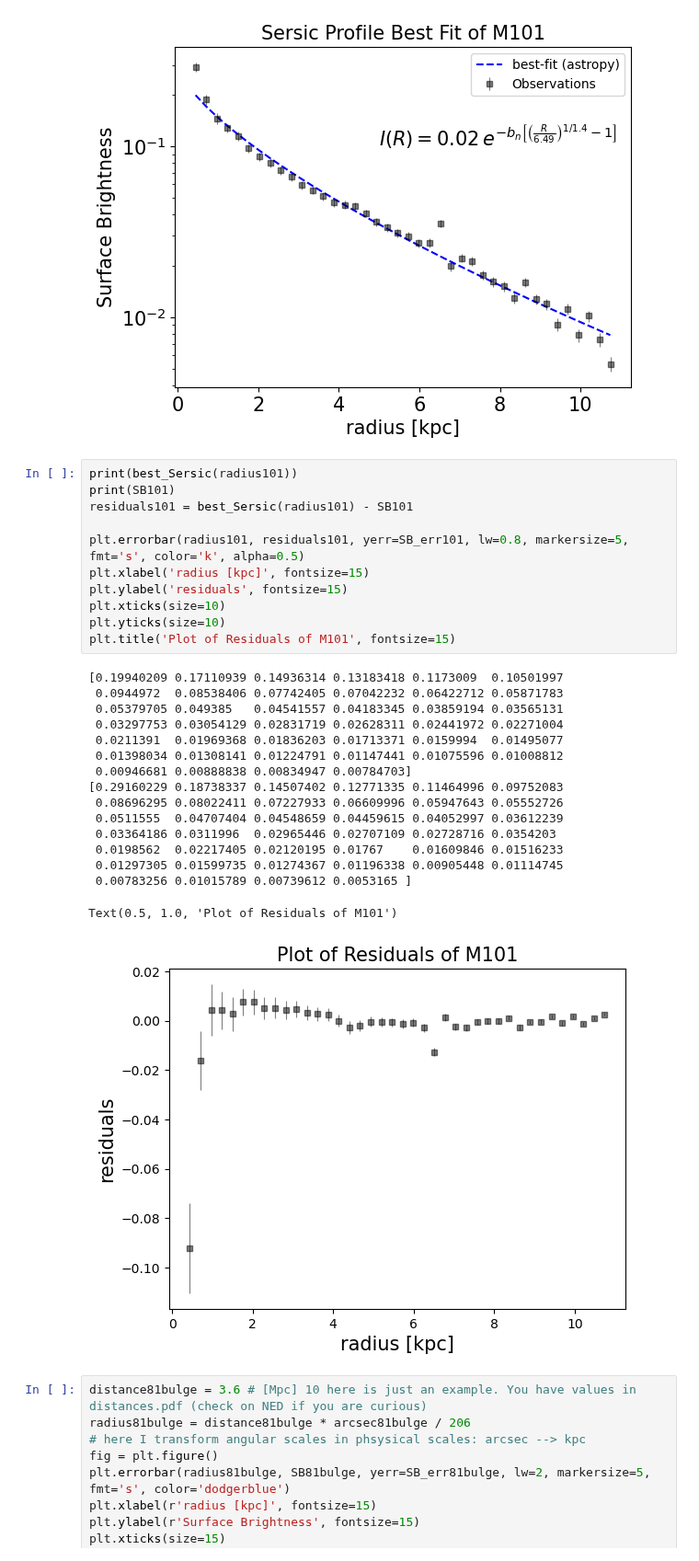
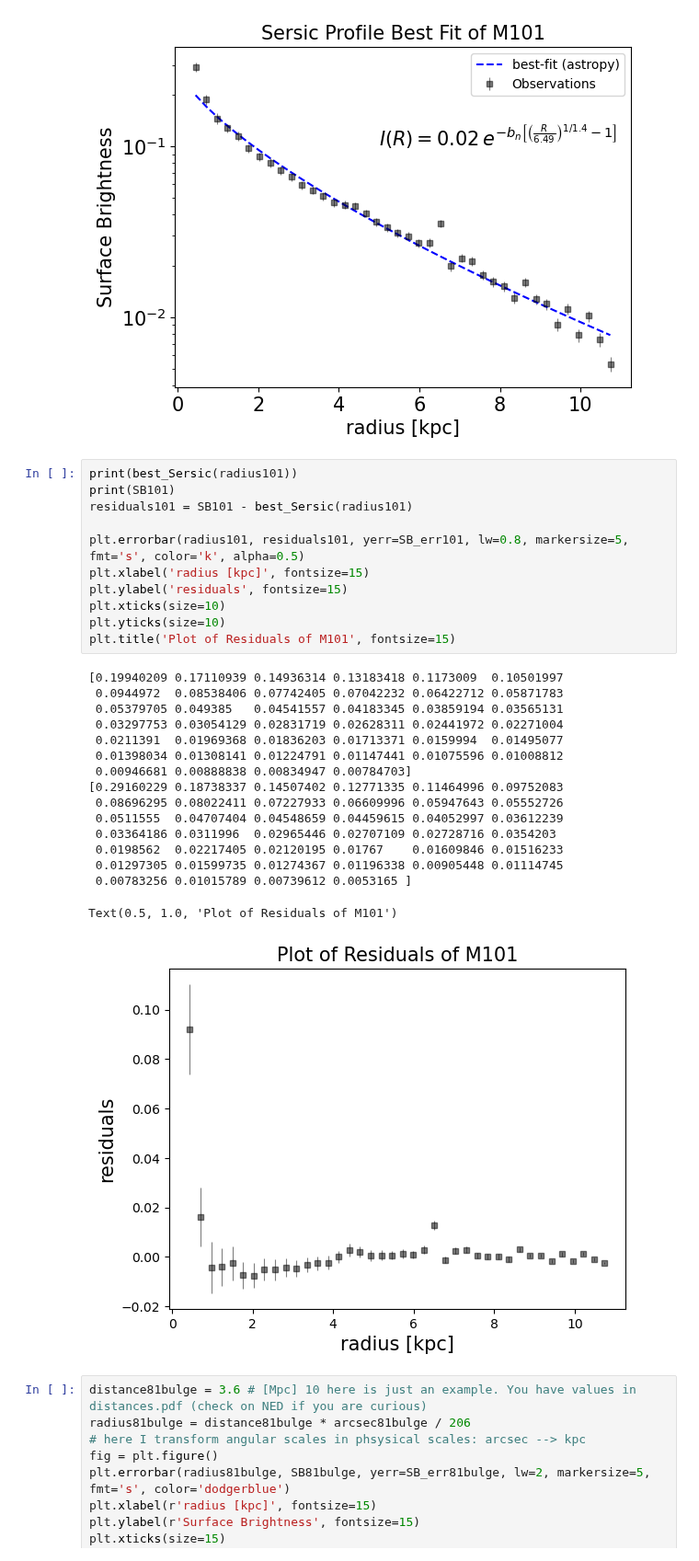
Before and after one commit to Chartman25/UnigeMasters, a Jupyter notebook: Astrophysics_and_Data_Analysis/Galaxy_fitting.ipynb, the cells around one changed output. Shown at 92% size. Saved outputs shown, nothing was run; the diff lists cells and outputs as text.

```diff
--- a/Astrophysics_and_Data_Analysis/Galaxy_fitting.ipynb
+++ b/Astrophysics_and_Data_Analysis/Galaxy_fitting.ipynb
@@ -166,31 +166,31 @@ error = [0.00138462 0.21006849 0.07196854]
 # %%
 print(best_Sersic(radius101))
 print(SB101)
-residuals101 = best_Sersic(radius101) - SB101
+residuals101 = SB101 - best_Sersic(radius101)
 
 plt.errorbar(radius101, residuals101, yerr=SB_err101, lw=0.8, markersize=5, fmt='s', color='k', alpha=0.5)
 plt.xlabel('radius [kpc]', fontsize=15)
 plt.ylabel('residuals', fontsize=15)
 plt.xticks(size=10)
 plt.yticks(size=10)
 plt.title('Plot of Residuals of M101', fontsize=15)
 # %% [output]
 [0.19940209 0.17110939 0.14936314 0.13183418 0.1173009  0.10501997
  0.0944972  0.08538406 0.07742405 0.07042232 0.06422712 0.05871783
  0.05379705 0.049385   0.04541557 0.04183345 0.03859194 0.03565131
  0.03297753 0.03054129 0.02831719 0.02628311 0.02441972 0.02271004
  0.0211391  0.01969368 0.01836203 0.01713371 0.0159994  0.01495077
  0.01398034 0.01308141 0.01224791 0.01147441 0.01075596 0.01008812
  0.00946681 0.00888838 0.00834947 0.00784703]
 [0.29160229 0.18738337 0.14507402 0.12771335 0.11464996 0.09752083
  0.08696295 0.08022411 0.07227933 0.06609996 0.05947643 0.05552726
  0.0511555  0.04707404 0.04548659 0.04459615 0.04052997 0.03612239
  0.03364186 0.0311996  0.02965446 0.02707109 0.02728716 0.0354203
  0.0198562  0.02217405 0.02120195 0.01767    0.01609846 0.01516233
  0.01297305 0.01599735 0.01274367 0.01196338 0.00905448 0.01114745
  0.00783256 0.01015789 0.00739612 0.0053165 ]
 Text(0.5, 1.0, 'Plot of Residuals of M101')
-[figure, old version]
+[figure, new version]
 # %%
 distance81bulge = 3.6 # [Mpc] 10 here is just an example. You have values in distances.pdf (check on NED if you are curious)
 radius81bulge = distance81bulge * arcsec81bulge / 206
```
Also changed, not shown: parts of 5 cells of this notebook, 1 other file.
